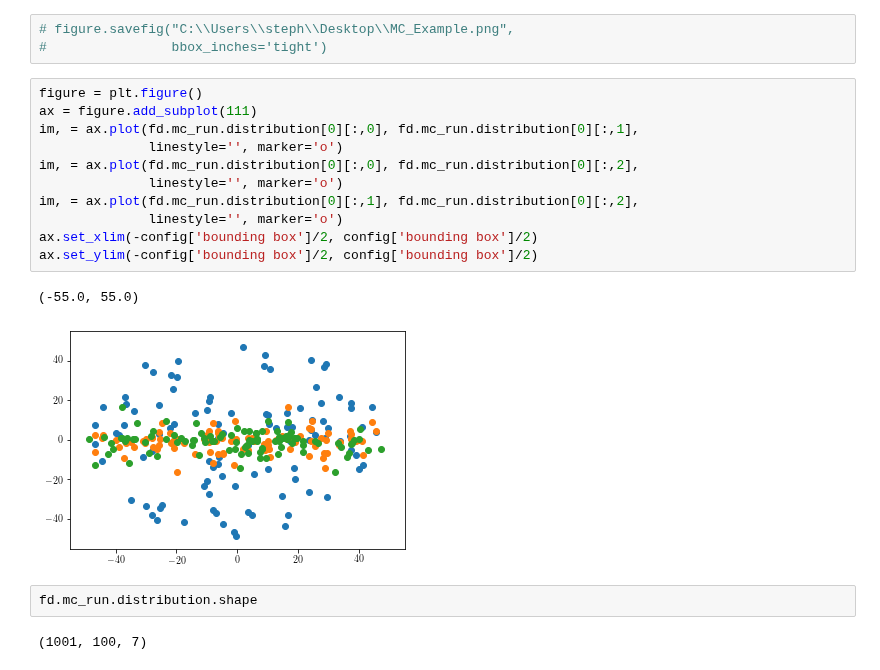
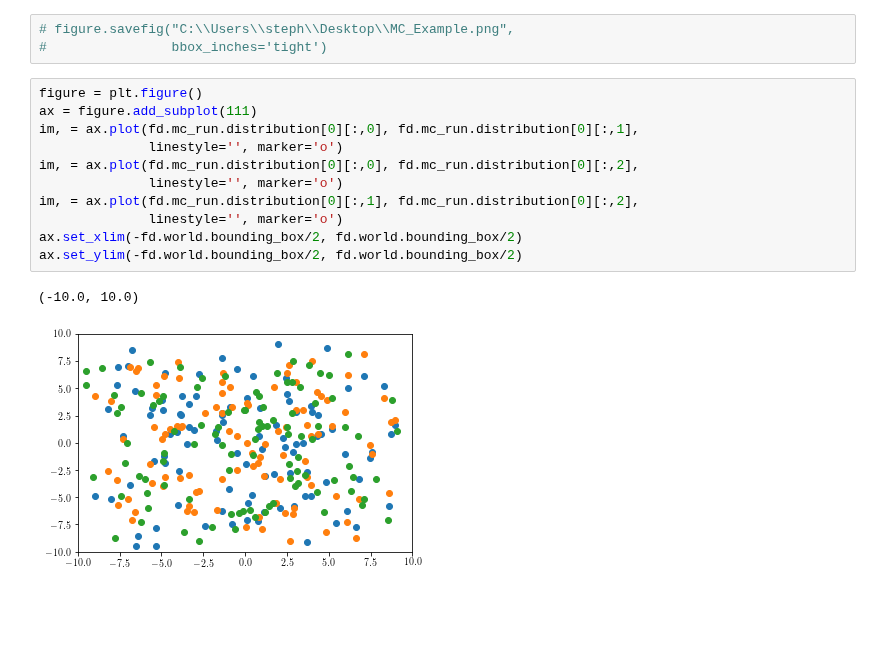
Before and after one commit to MeighenBergerS/fourth_day, a Jupyter notebook: examples/fd_MC.ipynb, the cells around one changed output. Drawn from its saved outputs; the diff is of its cells as text; blank space fills up the shorter version.

```diff
--- a/examples/fd_MC.ipynb
+++ b/examples/fd_MC.ipynb
@@ -70,18 +70,14 @@ WARNING:matplotlib.font_manager:findfont: Font family ['sans-serif'] not found.
 # %%
 figure = plt.figure()
 ax = figure.add_subplot(111)
 im, = ax.plot(fd.mc_run.distribution[0][:,0], fd.mc_run.distribution[0][:,1],
               linestyle='', marker='o')
 im, = ax.plot(fd.mc_run.distribution[0][:,0], fd.mc_run.distribution[0][:,2],
               linestyle='', marker='o')
 im, = ax.plot(fd.mc_run.distribution[0][:,1], fd.mc_run.distribution[0][:,2],
               linestyle='', marker='o')
-ax.set_xlim(-config['bounding box']/2, config['bounding box']/2)
-ax.set_ylim(-config['bounding box']/2, config['bounding box']/2)
+ax.set_xlim(-fd.world.bounding_box/2, fd.world.bounding_box/2)
+ax.set_ylim(-fd.world.bounding_box/2, fd.world.bounding_box/2)
 # %% [output]
-(-55.0, 55.0)
+(-10.0, 10.0)
-[figure, old version]
+[figure, new version]
-# %%
-fd.mc_run.distribution.shape
-# %% [output]
-(1001, 100, 7)
```
Also changed, not shown: parts of 3 cells of this notebook, 4 other files.
